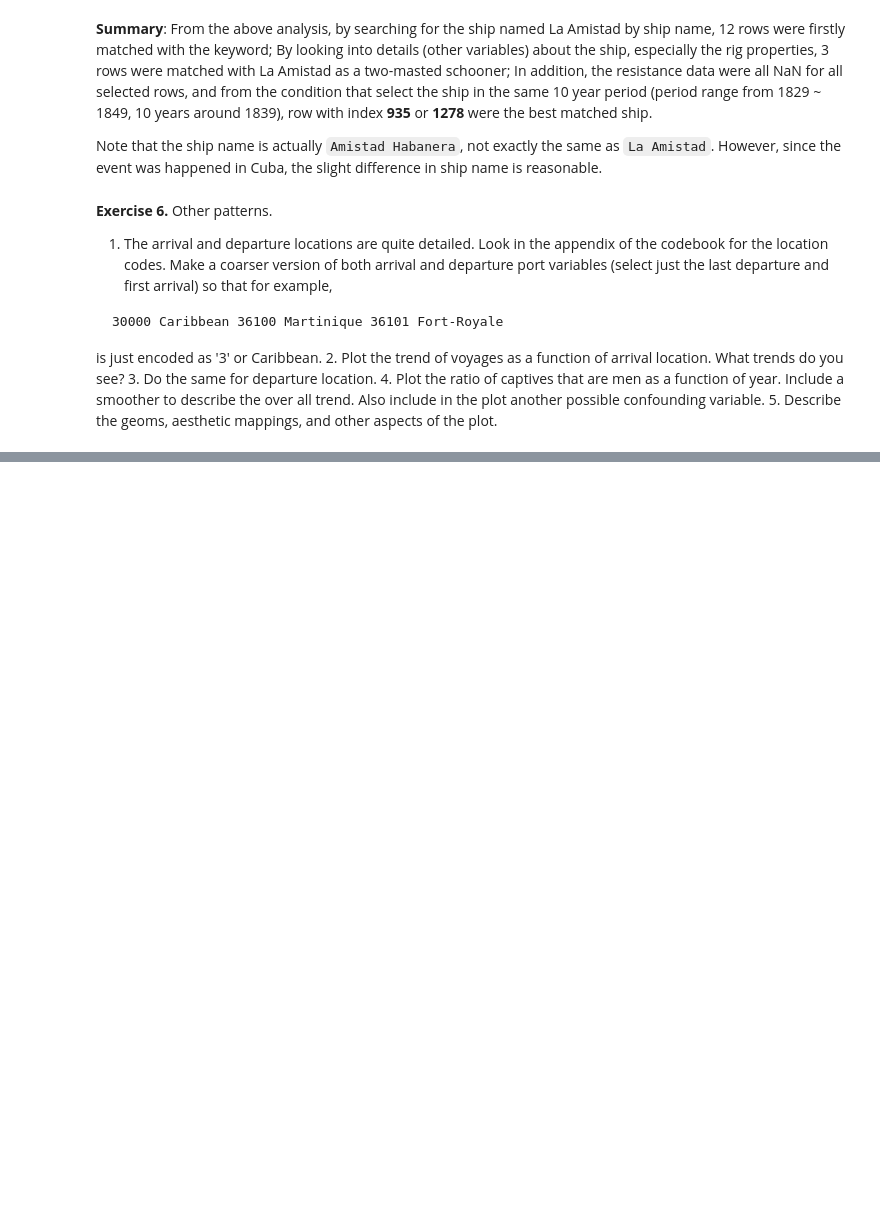
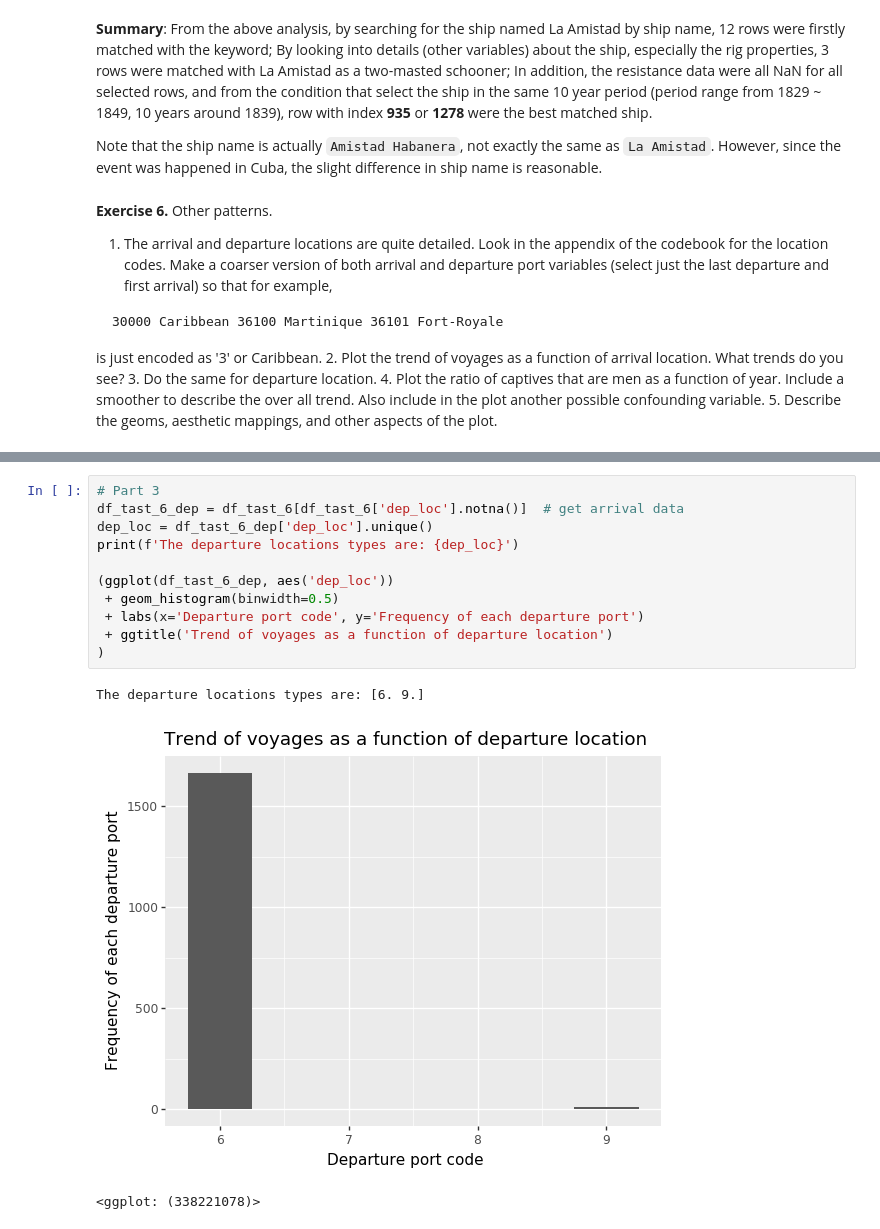
Before and after one commit to Chenghan-Sun/DS-Projects, a Jupyter notebook: 220_midterm/midterm.ipynb, the cells around one changed output, grey strips where cells are left out. Cells and saved outputs as stored; diff of their text form; blank space fills up the shorter version.

```diff
--- a/220_midterm/midterm.ipynb
+++ b/220_midterm/midterm.ipynb
@@ -573,0 +598,15 @@ rigdf
+# %%
+# Part 3
+df_tast_6_dep = df_tast_6[df_tast_6['dep_loc'].notna()]  # get arrival data
+dep_loc = df_tast_6_dep['dep_loc'].unique()
+print(f'The departure locations types are: {dep_loc}')
+
+(ggplot(df_tast_6_dep, aes('dep_loc'))
+ + geom_histogram(binwidth=0.5)
+ + labs(x='Departure port code', y='Frequency of each departure port')
+ + ggtitle('Trend of voyages as a function of departure location')
+)
+# %% [output]
+The departure locations types are: [6. 9.]
+[figure, added]
+<ggplot: (338221078)>
```
Also changed, not shown: parts of 10 cells of this notebook.
